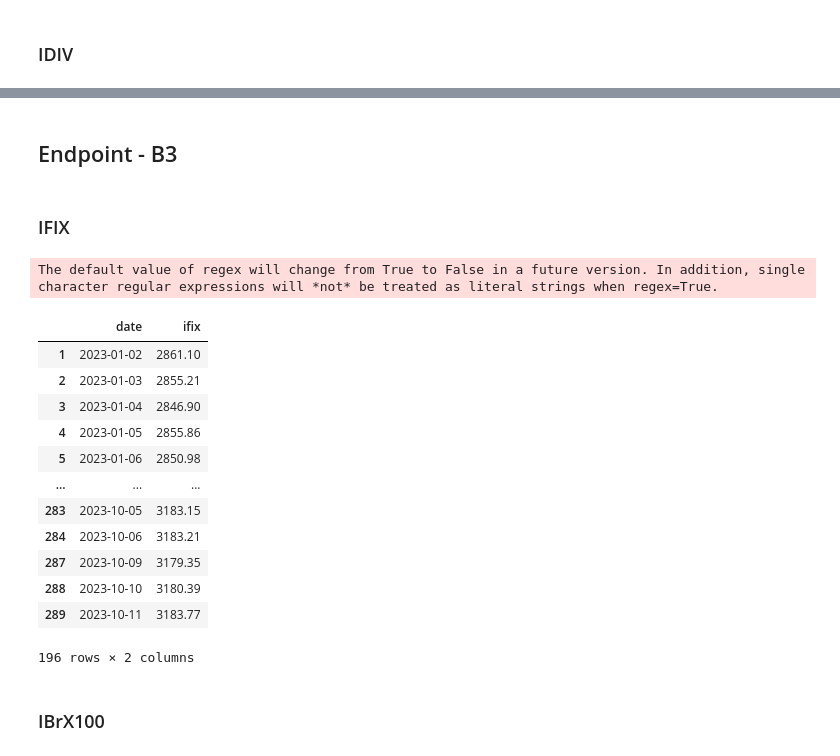
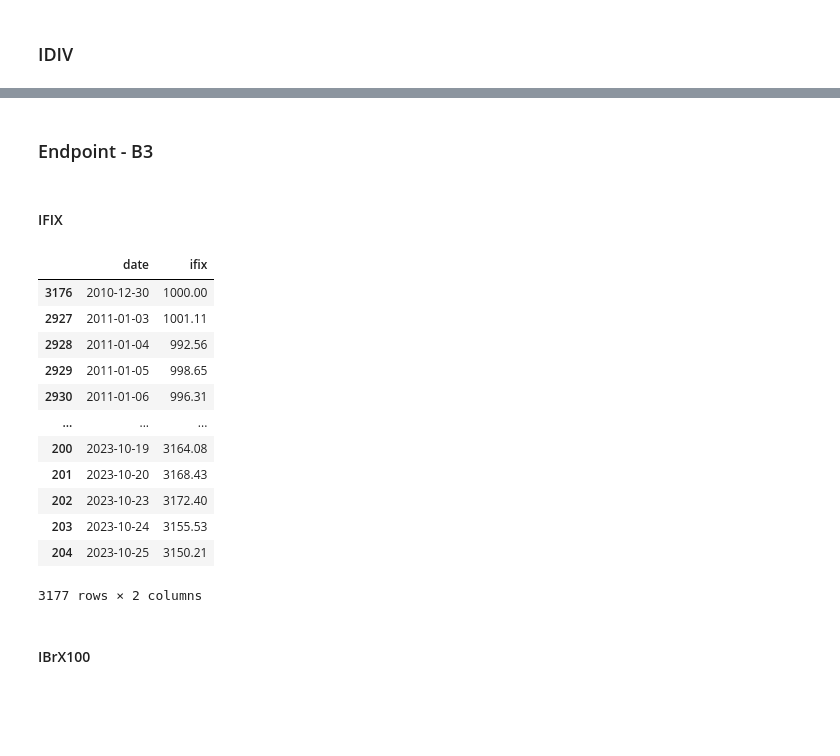
Before and after one commit to italo013/Asset-Liability-Management_ALM, a Jupyter notebook: ALM.ipynb, the cells around one changed output, grey strips where cells are left out. Drawn from its saved outputs; the diff is of its cells as text; code cells hidden in the pictures; blank space fills up the shorter version.

```diff
--- a/ALM.ipynb
+++ b/ALM.ipynb
@@ -1633,35 +1647,38 @@ plot_candlestick(smll, title="Small Cap Candlestick")
 # %% [output]
 [interactive output not drawn]
 # %% [markdown]
-## Endpoint - B3
+### Endpoint - B3
 # %% [markdown]
-### IFIX
+#### IFIX
-# %%
-ano = 2023
-
-response = requests.get(url_ifix[ano],
-    cookies=ifix_cookies[ano],
-    headers=ifix_headers,
-)
-
-ifix = response.json().get('results')
-ifix = pd.json_normalize(ifix)
-ifix = melt_dataframe(ifix, ano, 'ifix')
-ifix
-# %% [output]
-The default value of regex will change from True to False in a future version. In addition, single character regular expressions will *not* be treated as literal strings when regex=True.
-|  | date | ifix |
-| 1 | 2023-01-02 | 2861.10 |
-| 2 | 2023-01-03 | 2855.21 |
-| 3 | 2023-01-04 | 2846.90 |
-| 4 | 2023-01-05 | 2855.86 |
-| 5 | 2023-01-06 | 2850.98 |
-| ... | ... | ... |
-| 283 | 2023-10-05 | 3183.15 |
-| 284 | 2023-10-06 | 3183.21 |
-| 287 | 2023-10-09 | 3179.35 |
-| 288 | 2023-10-10 | 3180.39 |
-| 289 | 2023-10-11 | 3183.77 |
-196 rows × 2 columns
+# %%
+ifix_dfs = []  # Lista para armazenar os DataFrames temporários
+
+for ano in url_ifix.keys():
+    response = requests.get(url_ifix[ano],
+                            cookies=ifix_cookies[ano],
+                            headers=ifix_headers)
+    df_temp = response.json().get('results')
+    df_temp = pd.json_normalize(df_temp)
+    df_temp = melt_dataframe(df_temp, ano, 'ifix')
+    ifix_dfs.append(df_temp)
+
+# Concatena todos os DataFrames temporários em um único DataFrame
+ifix = pd.concat(ifix_dfs, ignore_index=True)
+ifix.sort_values('date', ascending=True, inplace=True)
+ifix
+# %% [output]
+|  | date | ifix |
+| 3176 | 2010-12-30 | 1000.00 |
+| 2927 | 2011-01-03 | 1001.11 |
+| 2928 | 2011-01-04 | 992.56 |
+| 2929 | 2011-01-05 | 998.65 |
+| 2930 | 2011-01-06 | 996.31 |
+| ... | ... | ... |
+| 200 | 2023-10-19 | 3164.08 |
+| 201 | 2023-10-20 | 3168.43 |
+| 202 | 2023-10-23 | 3172.40 |
+| 203 | 2023-10-24 | 3155.53 |
+| 204 | 2023-10-25 | 3150.21 |
+3177 rows × 2 columns
 # %% [markdown]
-### IBrX100
+#### IBrX100
```
Also changed, not shown: parts of 55 cells of this notebook.
